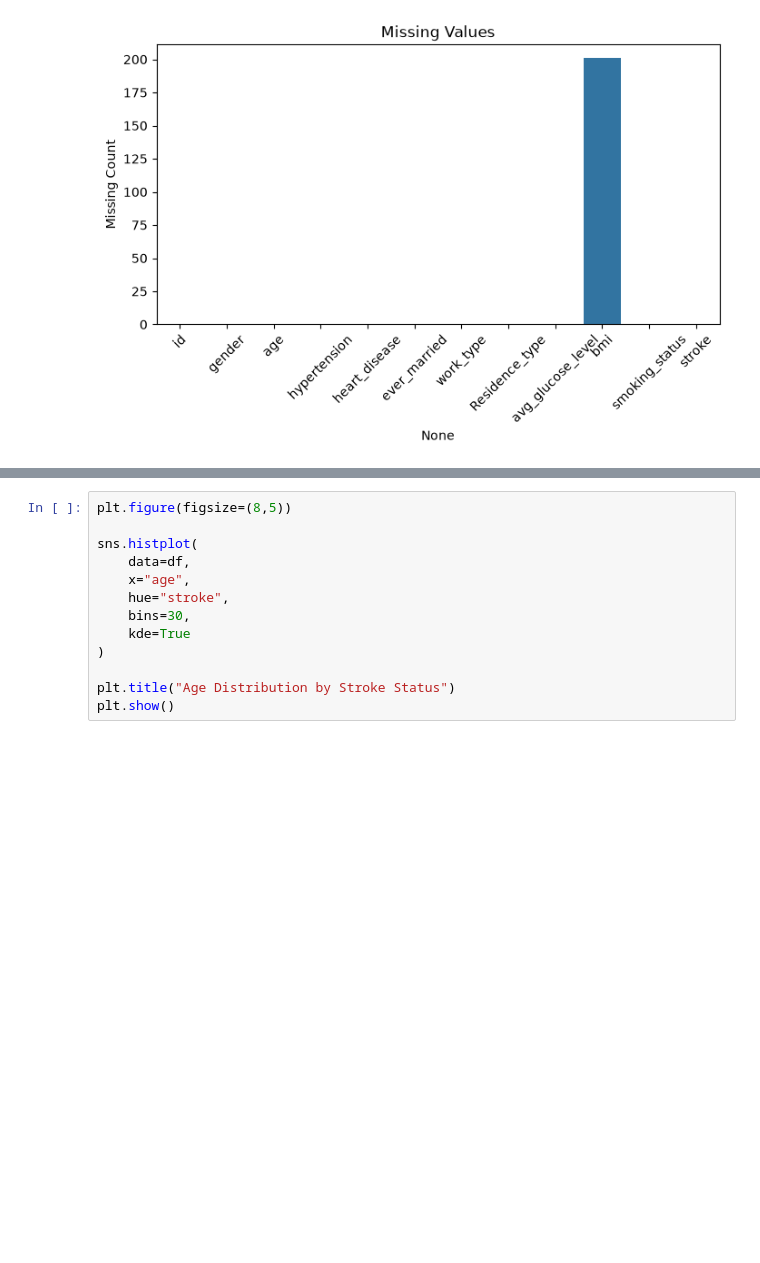
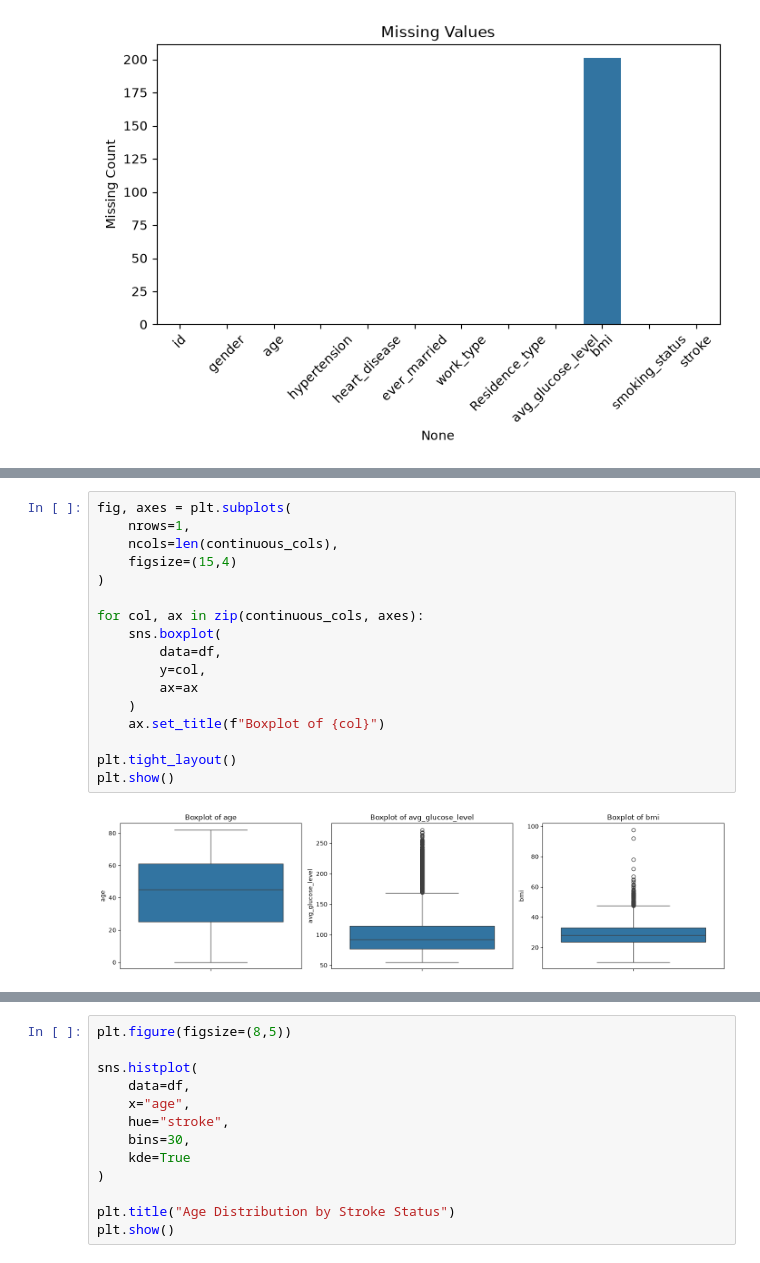
Before and after one commit to YipingMa9377/project1---stroke-prediction, a Jupyter notebook: notebooks/01_EDA.ipynb, the cells around one changed output, grey strips where cells are left out. Cells and saved outputs as stored; diff of their text form; blank space fills up the shorter version.

```diff
--- a/notebooks/01_EDA.ipynb
+++ b/notebooks/01_EDA.ipynb
@@ -148,0 +201,19 @@ Name: proportion, dtype: float64
+# %%
+fig, axes = plt.subplots(
+    nrows=1,
+    ncols=len(continuous_cols),
+    figsize=(15,4)
+)
+
+for col, ax in zip(continuous_cols, axes):
+    sns.boxplot(
+        data=df,
+        y=col,
+        ax=ax
+    )
+    ax.set_title(f"Boxplot of {col}")
+
+plt.tight_layout()
+plt.show()
+# %% [output]
+[figure, added]
```
Also changed, not shown: parts of 34 cells of this notebook.
